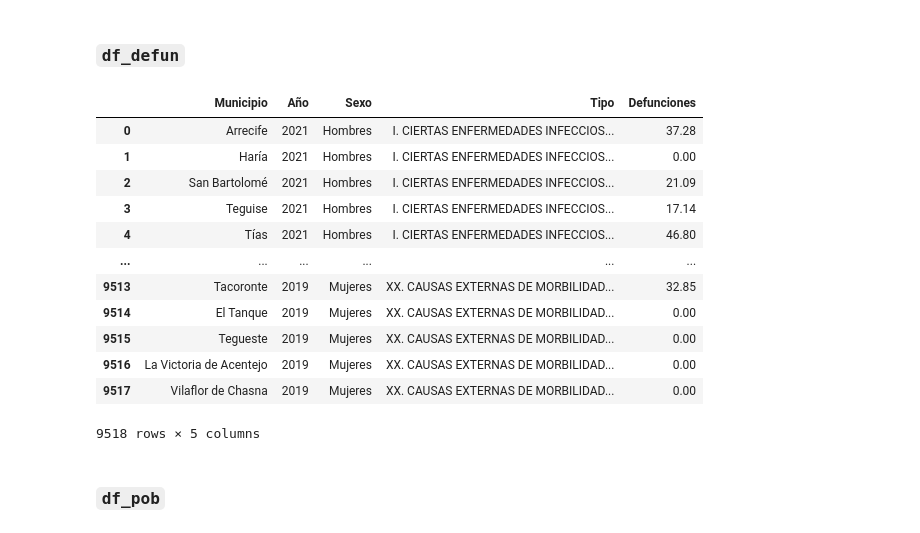
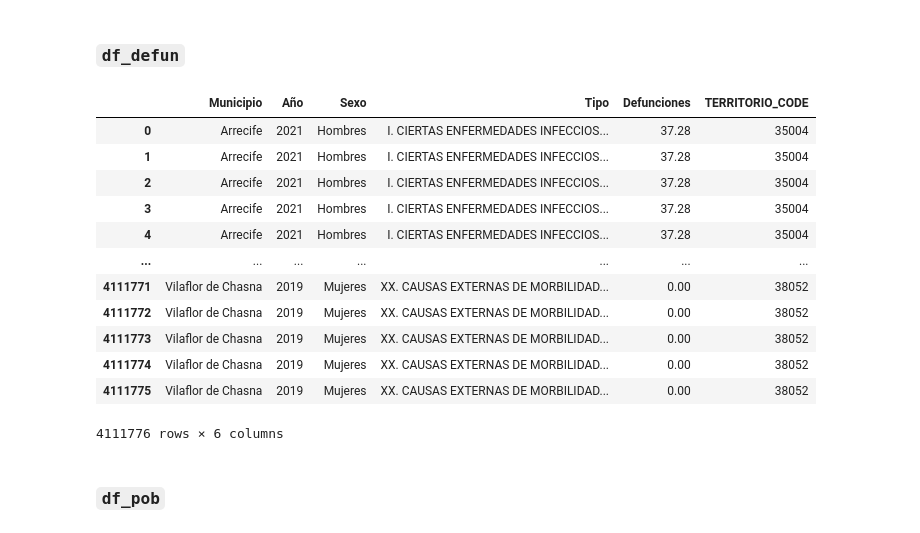
Before and after one commit to alu0101351773/VIS_proyecto, a Jupyter notebook: src/proyecto.ipynb, the cells around one changed output. Saved outputs shown, nothing was run; the diff lists cells and outputs as text; code cells hidden in the pictures.

Commit message:
códigos de municipio añadidos. Ahora por fin buscaremos relaciones entre datos

```diff
--- a/src/proyecto.ipynb
+++ b/src/proyecto.ipynb
@@ -221,47 +222,55 @@ df_defun['Municipio'] = df_defun['Municipio'].str.strip()
 
 # Corregir los nombres mal ordenados: 'nombre, (pronombre)'
 def fix_municipality_name(mun_name):
     match_result = re.match(
         pattern = r'(.*) \((.*)\)',
         string = mun_name
     )
     if match_result:
         name, pronoun = match_result.groups()
         return f'{pronoun} {name}'
     else:
         return mun_name
 
 df_defun['Municipio'] = df_defun['Municipio'].apply(fix_municipality_name)
 
 # Corregir los nombres mal escritos de los municipios
 df_defun['Municipio'].replace(
     to_replace = 'La Laguna' ,
     value = 'San Cristóbal de La Laguna',
     inplace = True
 )
 df_defun['Municipio'].replace(
     to_replace  = df_defun['Municipio'].sort_values().unique(),
     value = df_p_tcontrato['TERRITORIO#es'].sort_values().unique(),
     inplace = True
 )
 
-# TODO: Añadir los códigos de municipio
+# Añadir los códigos de municipio
+df_defun = pd.merge(
+    left = df_defun,
+    right = df_p_activa[['TERRITORIO#es', 'TERRITORIO_CODE']],
+    how = 'left',
+    left_on = 'Municipio',
+    right_on = 'TERRITORIO#es'
+)
+df_defun.drop(columns = 'TERRITORIO#es', inplace = True)
 
 display(df_defun)
 # %% [output]
-|  | Municipio | Año | Sexo | Tipo | Defunciones |
-| 0 | Arrecife | 2021 | Hombres | I. CIERTAS ENFERMEDADES INFECCIOS... | 37.28 |
-| 1 | Haría | 2021 | Hombres | I. CIERTAS ENFERMEDADES INFECCIOS... | 0.00 |
-| 2 | San Bartolomé | 2021 | Hombres | I. CIERTAS ENFERMEDADES INFECCIOS... | 21.09 |
-| 3 | Teguise | 2021 | Hombres | I. CIERTAS ENFERMEDADES INFECCIOS... | 17.14 |
-| 4 | Tías | 2021 | Hombres | I. CIERTAS ENFERMEDADES INFECCIOS... | 46.80 |
-| ... | ... | ... | ... | ... | ... |
-| 9513 | Tacoronte | 2019 | Mujeres | XX. CAUSAS EXTERNAS DE MORBILIDAD... | 32.85 |
-| 9514 | El Tanque | 2019 | Mujeres | XX. CAUSAS EXTERNAS DE MORBILIDAD... | 0.00 |
-| 9515 | Tegueste | 2019 | Mujeres | XX. CAUSAS EXTERNAS DE MORBILIDAD... | 0.00 |
-| 9516 | La Victoria de Acentejo | 2019 | Mujeres | XX. CAUSAS EXTERNAS DE MORBILIDAD... | 0.00 |
-| 9517 | Vilaflor de Chasna | 2019 | Mujeres | XX. CAUSAS EXTERNAS DE MORBILIDAD... | 0.00 |
+|  | Municipio | Año | Sexo | Tipo | Defunciones | TERRITORIO_CODE |
+| 0 | Arrecife | 2021 | Hombres | I. CIERTAS ENFERMEDADES INFECCIOS... | 37.28 | 35004 |
+| 1 | Arrecife | 2021 | Hombres | I. CIERTAS ENFERMEDADES INFECCIOS... | 37.28 | 35004 |
+| 2 | Arrecife | 2021 | Hombres | I. CIERTAS ENFERMEDADES INFECCIOS... | 37.28 | 35004 |
+| 3 | Arrecife | 2021 | Hombres | I. CIERTAS ENFERMEDADES INFECCIOS... | 37.28 | 35004 |
+| 4 | Arrecife | 2021 | Hombres | I. CIERTAS ENFERMEDADES INFECCIOS... | 37.28 | 35004 |
+| ... | ... | ... | ... | ... | ... | ... |
+| 4111771 | Vilaflor de Chasna | 2019 | Mujeres | XX. CAUSAS EXTERNAS DE MORBILIDAD... | 0.00 | 38052 |
+| 4111772 | Vilaflor de Chasna | 2019 | Mujeres | XX. CAUSAS EXTERNAS DE MORBILIDAD... | 0.00 | 38052 |
+| 4111773 | Vilaflor de Chasna | 2019 | Mujeres | XX. CAUSAS EXTERNAS DE MORBILIDAD... | 0.00 | 38052 |
+| 4111774 | Vilaflor de Chasna | 2019 | Mujeres | XX. CAUSAS EXTERNAS DE MORBILIDAD... | 0.00 | 38052 |
+| 4111775 | Vilaflor de Chasna | 2019 | Mujeres | XX. CAUSAS EXTERNAS DE MORBILIDAD... | 0.00 | 38052 |
-9518 rows × 5 columns
+4111776 rows × 6 columns
 # %% [markdown]
 ### `df_pob`
 # %%
```
Also changed, not shown: parts of 1 cell of this notebook.
